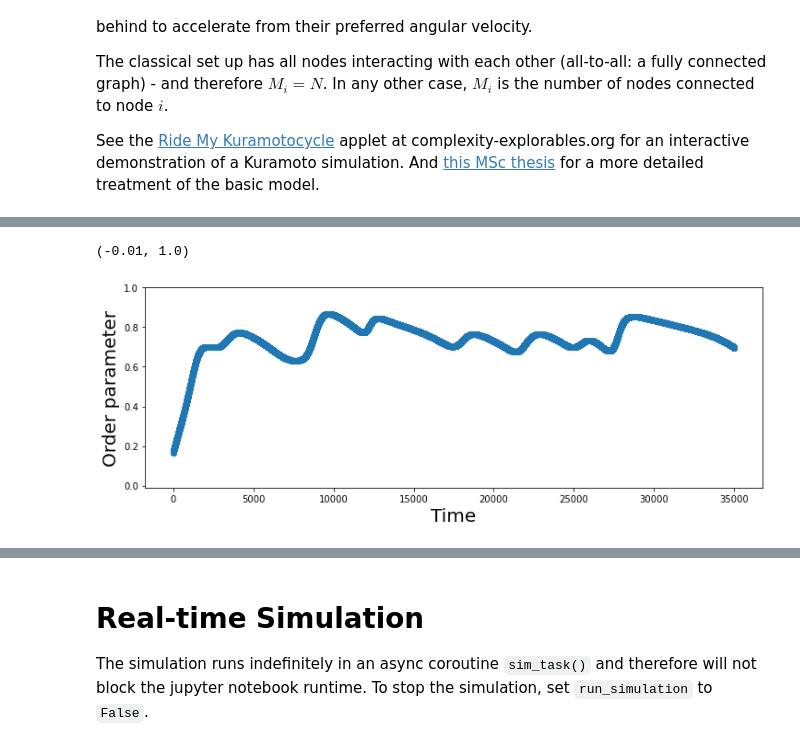
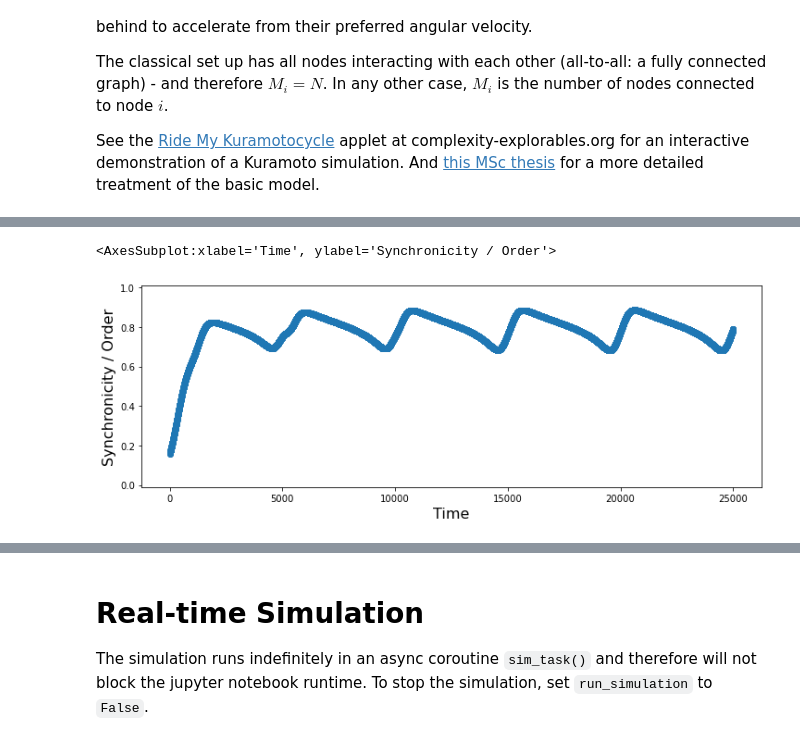
Before and after one commit to jreus/kuramoto, a Jupyter notebook: simulations/Kuramoto Synchrobiology Lab.ipynb, the cells around one changed output, grey strips where cells are left out. Saved outputs shown, nothing was run; the diff lists cells and outputs as text; code cells hidden in the pictures.

```diff
--- a/simulations/Kuramoto Synchrobiology Lab.ipynb
+++ b/simulations/Kuramoto Synchrobiology Lab.ipynb
@@ -127,13 +230,7 @@ tmax = 35.               # simulation length in seconds
 # %%
-# Plot the results using integrate.odeint - this is what we should expect to happen in real-time using Euler
-
-t = np.linspace(0, tmax, int(tmax/sim.h))
-res_ode = integrate.odeint(sim.dXfunc, sim.X, t, args=(sim,))
-
+# Plot the results using scipy.integrate.odeint
+t = np.arange(0., tmax, step=sim.h)
+res_ode = integrate.odeint(sim.dXfunc, sim.X0, t, args=(sim,))
 print(res_ode.shape, t.shape, sim.X.shape)
-
-_, ax = plt.subplots(figsize=(14, 6))
-ax.plot(np.sin(res_ode))
-ax.set_xlabel('Time', fontsize=25)
-ax.set_ylabel(r'$\sin(\theta)$', fontsize=25)
+plot_timeseries(np.sin(res_ode), figsize=(14,6), xlabel='Time', ylabel=r'$\sin(\theta)$')
 # %% [output]
@@ -166,10 +253,6 @@ Text(0, 0.5, '$\\sin(\\theta)$')
 # %%
-# Plot phase coherence over time
-_, ax = plt.subplots(figsize=(12, 4))
-ax.plot([phase_coherence(vec) for vec in res_ode], 'o')
-ax.set_ylabel('Order parameter', fontsize=20)
-ax.set_xlabel('Time', fontsize=20)
-ax.set_ylim((-0.01, 1))
+# Plot phase coherence (a measure of synchrony) over time for the entire series
+plot_coherence(res_ode, figsize=(12,4))
 # %% [output]
-(-0.01, 1.0)
+<AxesSubplot:xlabel='Time', ylabel='Synchronicity / Order'>
-[figure, old version]
+[figure, new version]
```
Also changed, not shown: parts of 20 cells of this notebook, 1 other file.
